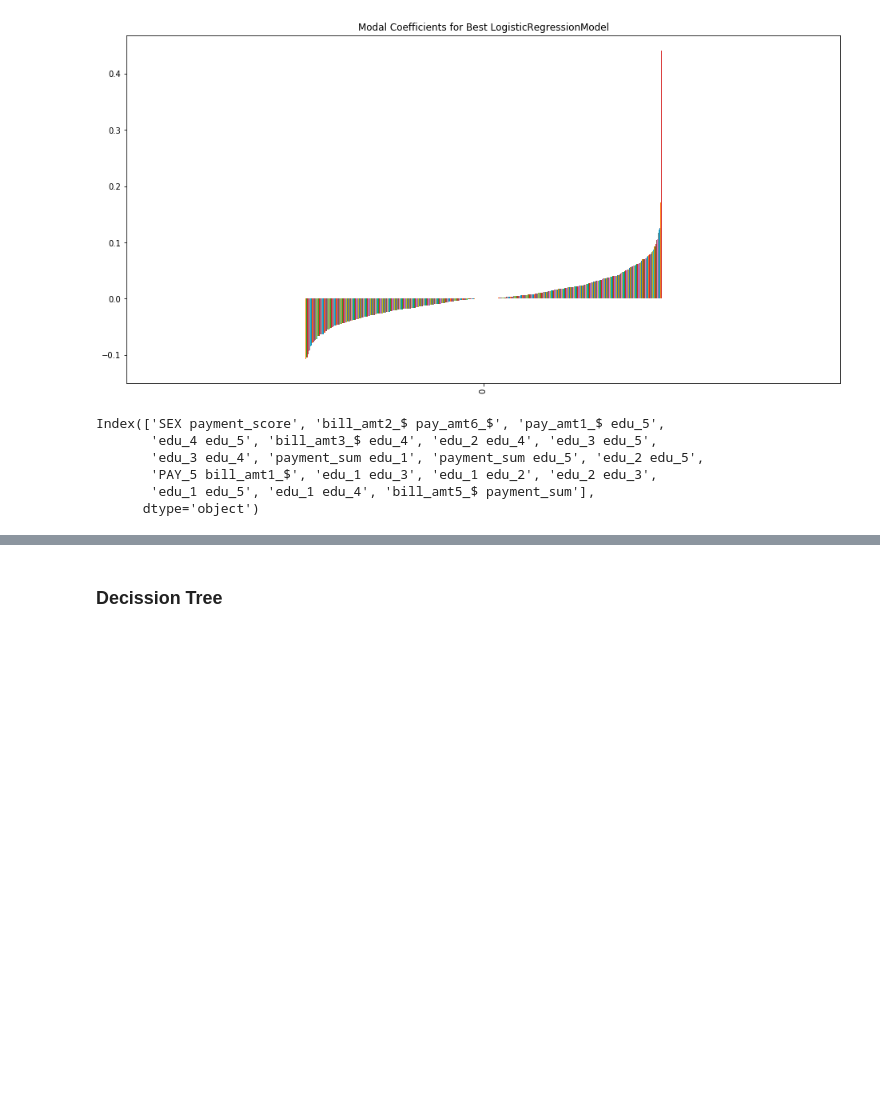
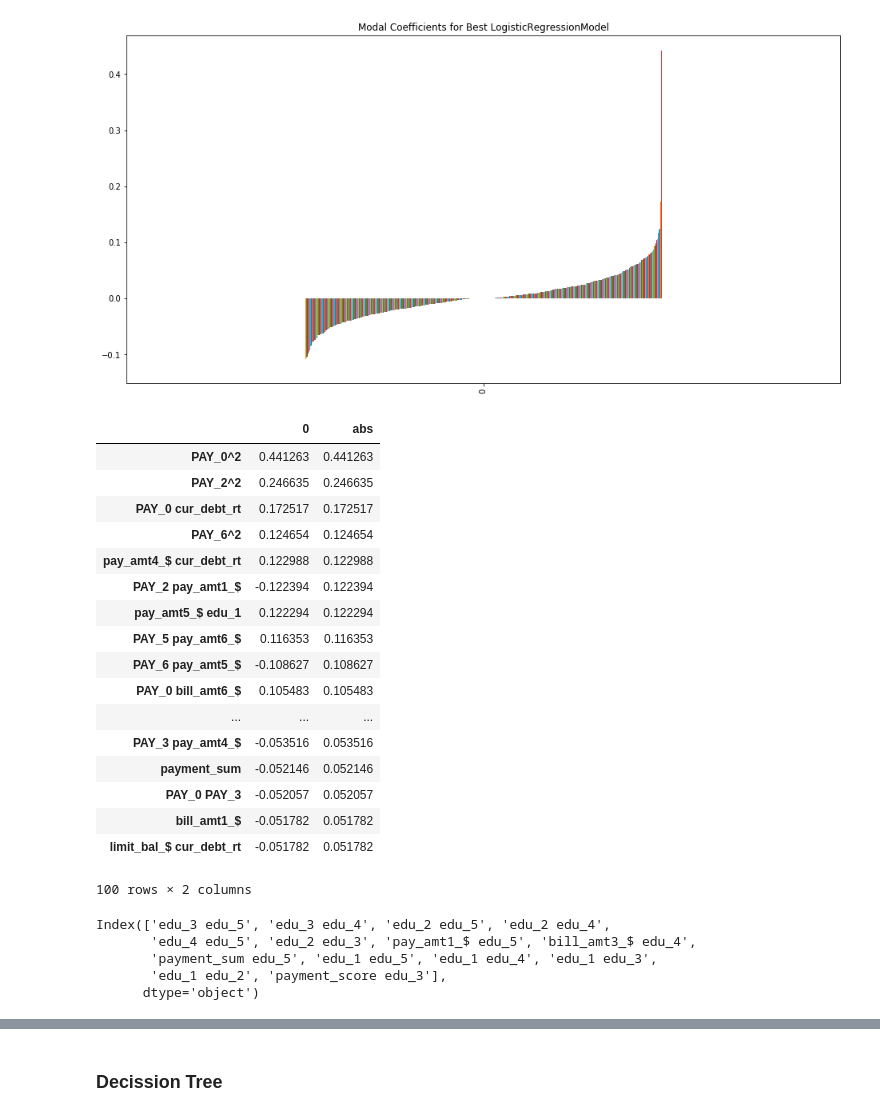
Before and after one commit to Pietrassyk/P_4_2_Risk_Classification, a Jupyter notebook: classification-assessment-mini-project.ipynb, the cells around one changed output, grey strips where cells are left out. Cells and saved outputs as stored; diff of their text form; code cells hidden in the pictures; blank space fills up the shorter version.

```diff
--- a/classification-assessment-mini-project.ipynb
+++ b/classification-assessment-mini-project.ipynb
@@ -591,14 +592,36 @@ best_logReg_model = grid_logres_clf.best_estimator_
 best_logReg_df = plot_coefs(best_logReg_model, X_train, name = "Best LogisticRegressionModel", return_df = True).T
 # %% [output]
 [figure]
+# %%
+best_logReg_df["abs"] = best_logReg_df[0].apply(lambda x: abs(x))
+# %%
+best_logReg_df.sort_values("abs", ascending = False).head(100)
+# %% [output]
+|  | 0 | abs |
+| PAY_0^2 | 0.441263 | 0.441263 |
+| PAY_2^2 | 0.246635 | 0.246635 |
+| PAY_0 cur_debt_rt | 0.172517 | 0.172517 |
+| PAY_6^2 | 0.124654 | 0.124654 |
+| pay_amt4_$ cur_debt_rt | 0.122988 | 0.122988 |
+| PAY_2 pay_amt1_$ | -0.122394 | 0.122394 |
+| pay_amt5_$ edu_1 | 0.122294 | 0.122294 |
+| PAY_5 pay_amt6_$ | 0.116353 | 0.116353 |
+| PAY_6 pay_amt5_$ | -0.108627 | 0.108627 |
+| PAY_0 bill_amt6_$ | 0.105483 | 0.105483 |
+| ... | ... | ... |
+| PAY_3 pay_amt4_$ | -0.053516 | 0.053516 |
+| payment_sum | -0.052146 | 0.052146 |
+| PAY_0 PAY_3 | -0.052057 | 0.052057 |
+| bill_amt1_$ | -0.051782 | 0.051782 |
+| limit_bal_$ cur_debt_rt | -0.051782 | 0.051782 |
+100 rows × 2 columns
 # %%
 best_logReg_df[best_logReg_df[0] == 0].index
 # %% [output]
-Index(['SEX payment_score', 'bill_amt2_$ pay_amt6_$', 'pay_amt1_$ edu_5',
-       'edu_4 edu_5', 'bill_amt3_$ edu_4', 'edu_2 edu_4', 'edu_3 edu_5',
-       'edu_3 edu_4', 'payment_sum edu_1', 'payment_sum edu_5', 'edu_2 edu_5',
-       'PAY_5 bill_amt1_$', 'edu_1 edu_3', 'edu_1 edu_2', 'edu_2 edu_3',
-       'edu_1 edu_5', 'edu_1 edu_4', 'bill_amt5_$ payment_sum'],
+Index(['edu_3 edu_5', 'edu_3 edu_4', 'edu_2 edu_5', 'edu_2 edu_4',
+       'edu_4 edu_5', 'edu_2 edu_3', 'pay_amt1_$ edu_5', 'bill_amt3_$ edu_4',
+       'payment_sum edu_5', 'edu_1 edu_5', 'edu_1 edu_4', 'edu_1 edu_3',
+       'edu_1 edu_2', 'payment_score edu_3'],
       dtype='object')
 # %%
 #predict the training set
```
Also changed, not shown: parts of 8 cells of this notebook.
